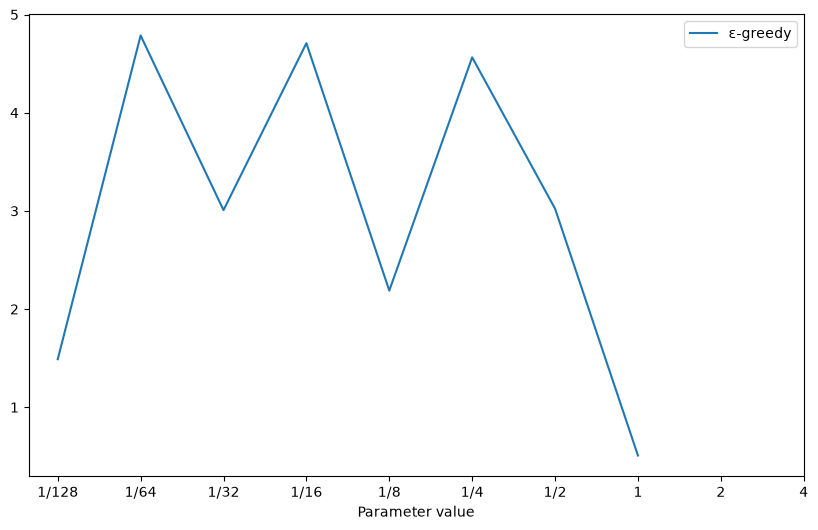
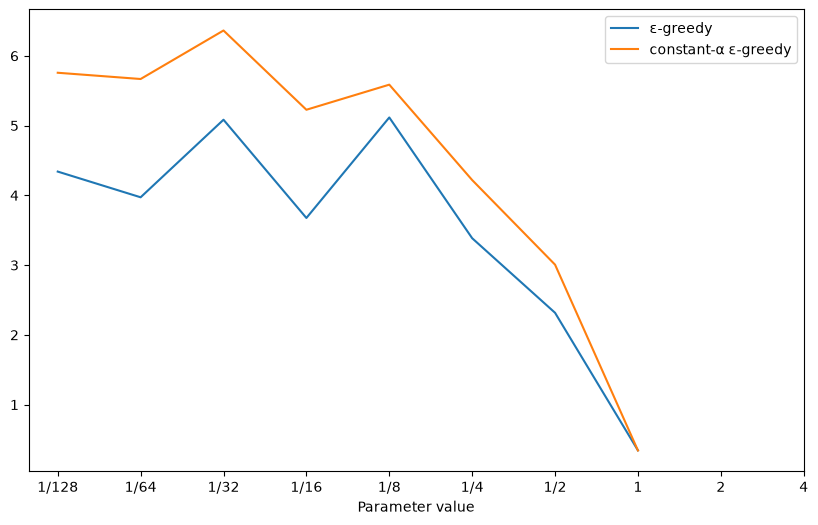
Code edit (unified diff) that turned the first committed figure into the second:
--- before
+++ after
@@ -11,5 +11,5 @@
     return reward
 
-def egreedy(true_rewards, value_estimates, action_chosen, epsilon, steps, rewards, current_step):
+def egreedy(true_rewards, value_estimates, action_chosen, epsilon, steps):
     for step in range(1, steps + 1):
         if random.random() < epsilon:
@@ -26,5 +26,5 @@
             
 
-def agreedy(true_rewards, value_estimates, action_chosen, epsilon, step_size, steps, rewards, current_step):
+def agreedy(true_rewards, value_estimates, action_chosen, epsilon, step_size, steps):
     for step in range(1, steps + 1):
         if random.random() < epsilon:
@@ -33,13 +33,19 @@
         else:
             greediest_value = max(value_estimates)
-            greedy_actions = []
-            for action, value in enumerate(value_estimates):
-                if value == greediest_value:
-                    greedy_actions.append(action)
-            action = random.choice(greedy_actions)
+            greedy_actions = np.where(value_estimates == greediest_value)[0]
+            action = np.random.choice(greedy_actions)
         reward = bandit(action,true_rewards)
         action_chosen[action] += 1
         value_estimates[action] = value_estimates[action] + step_size * (reward - value_estimates[action])
     return reward
+
+# def ucb(true_rewards, value_estimates, action_chosen, epsilon, steps, rewards):
+#     for step in range(1, steps + 1):
+#         for e in val_est[ucb]:
+            
+#         reward = bandit(action,true_rewards)
+#         action_chosen[action] += 1
+#         value_estimates[action] = value_estimates[action] + (1/action_chosen[action]) * (reward - value_estimates[action])
+#     return reward
             
 
@@ -49,5 +55,5 @@
     # initialize static parameters and numpy arrays
     steps = 200000
-    runs = 3
+    runs = 20
     step_size_alpha = 0.1
     methods = ['egreedy', 'agreedy', 'ucb', 'optigreedy', 'gradient']
@@ -71,13 +77,16 @@
             for step in range(1,steps + 1):
                 if epsilon <= 1:
-                    ereward = egreedy(true_rewards, val_est['egreedy'], action_count['egreedy'], epsilon, 1, run_rewards['egreedy'], step)
+                    egreedy_reward = egreedy(true_rewards, val_est['egreedy'], action_count['egreedy'], epsilon, 1)
+                    agreedy_reward = agreedy(true_rewards, val_est['agreedy'], action_count['agreedy'], epsilon, step_size_alpha, 1)
+
                 if step > 100000:
-                     run_rewards['egreedy'].append(ereward)
-                #agreedy(true_rewards, agreedy_val_est, agreedy_action_count, epsilon, step_size_alpha, 1, agreedy_run_rewards, step)
-            
+                     run_rewards['egreedy'].append(egreedy_reward)
+                     run_rewards['agreedy'].append(agreedy_reward)
                 # true rewards' random walk
                 true_rewards += np.random.normal(0, 0.01, 10)
             if epsilon <= 1:
                 avg_rewards['egreedy'] += run_rewards['egreedy']
+                avg_rewards['agreedy'] += run_rewards['agreedy']
+
             # agreedy_avg_rewards += agreedy_run_rewards
             # ucb_avg_rewards += egreedy_run_rewards
@@ -86,9 +95,6 @@
         
         # get average rewards over runs
-        avg_rewards['egreedy'] /= runs
-        # agreedy_avg_rewards /= runs
-        # ucb_avg_rewards /= runs
-        # optigreedy_avg_rewards /= runs
-        # gradient_avg_rewards /= runs
+        for m in methods:
+            avg_rewards[m] /= runs
 
         # get average reward of rewards
@@ -97,6 +103,10 @@
         if epsilon <= 1:
             parameter_reward['egreedy'].append(avg_reward['egreedy'])
+            parameter_reward['agreedy'].append(avg_reward['agreedy'])
+
         else:
-            parameter_reward['egreedy'].append(np.nan)
+            parameter_reward['egreedy'].append(np.nan)           
+            parameter_reward['agreedy'].append(np.nan)
+
         print(avg_reward['egreedy'])
         # agreedy_parameter_reward.append(agreedy_avg_reward)
@@ -112,4 +122,6 @@
     fig, ax = plt.subplots(figsize=(10, 6))
     ax.plot(params, parameter_reward['egreedy'], label='ε-greedy')
+    ax.plot(params, parameter_reward['agreedy'], label='constant-α ε-greedy')
+
     #ax.plot(params, avg_rewards_ucb, label='UCB
     ax.set_xscale('log', base=2)

Commit: Added agreedy to test, started ucb method